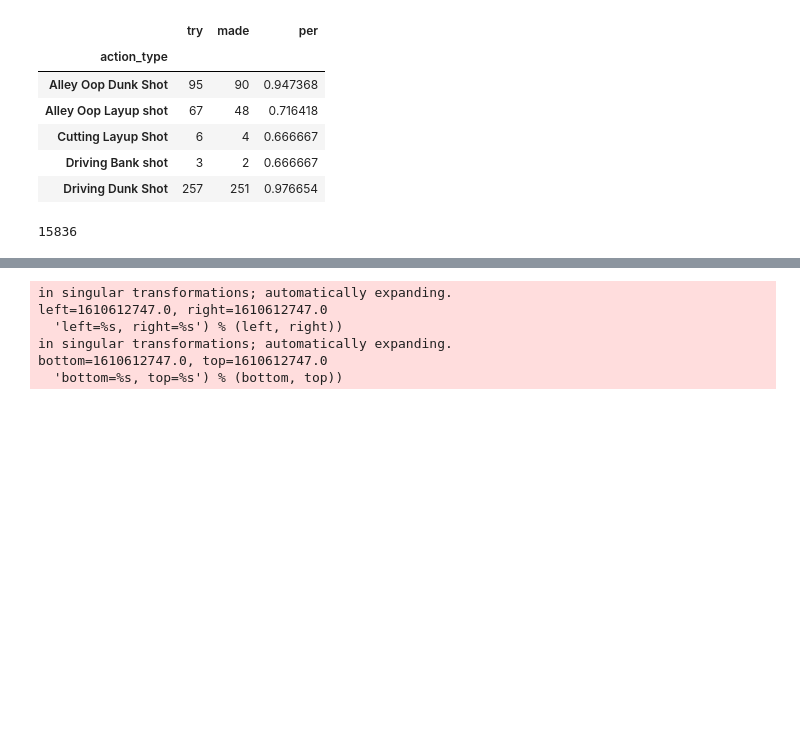
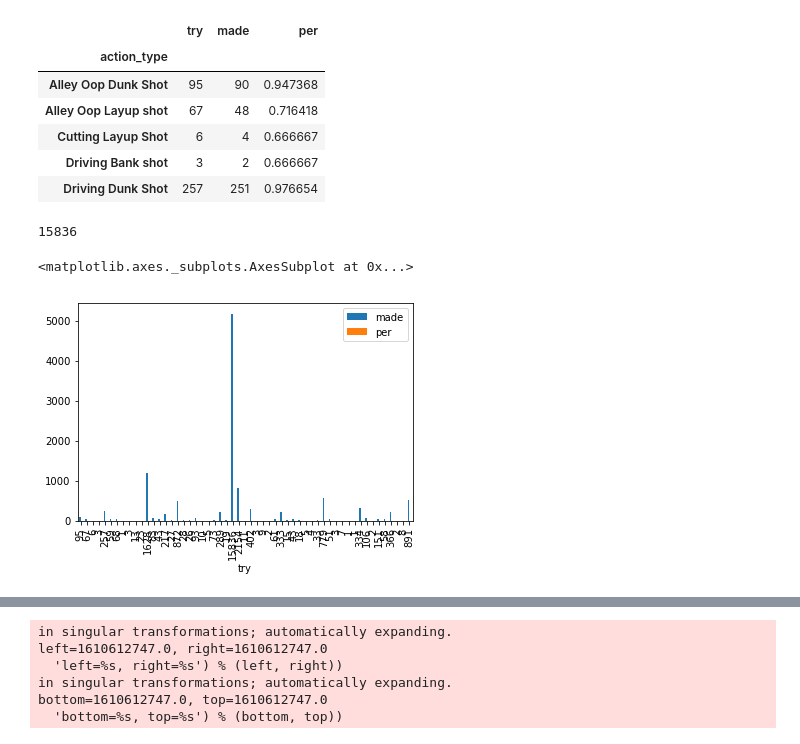
Before and after one commit to namsoojang/Play_with_Data_2nd, a Jupyter notebook: 개인공유/장남수/4강머신러닝_코비슛/코비슛성공예측.ipynb, the cells around one changed output, grey strips where cells are left out. Cells and saved outputs as stored; diff of their text form; code cells hidden in the pictures; blank space fills up the shorter version.

```diff
--- a/개인공유/장남수/4강머신러닝_코비슛/코비슛성공예측.ipynb
+++ b/개인공유/장남수/4강머신러닝_코비슛/코비슛성공예측.ipynb
@@ -296,0 +297,5 @@ import seaborn as sns
+# %%
+data_action.plot(kind = 'bar', x='try')
+# %% [output]
+<matplotlib.axes._subplots.AxesSubplot at 0x...>
+[figure, added]
```
Also changed, not shown: parts of 3 cells of this notebook, 2 other files.
